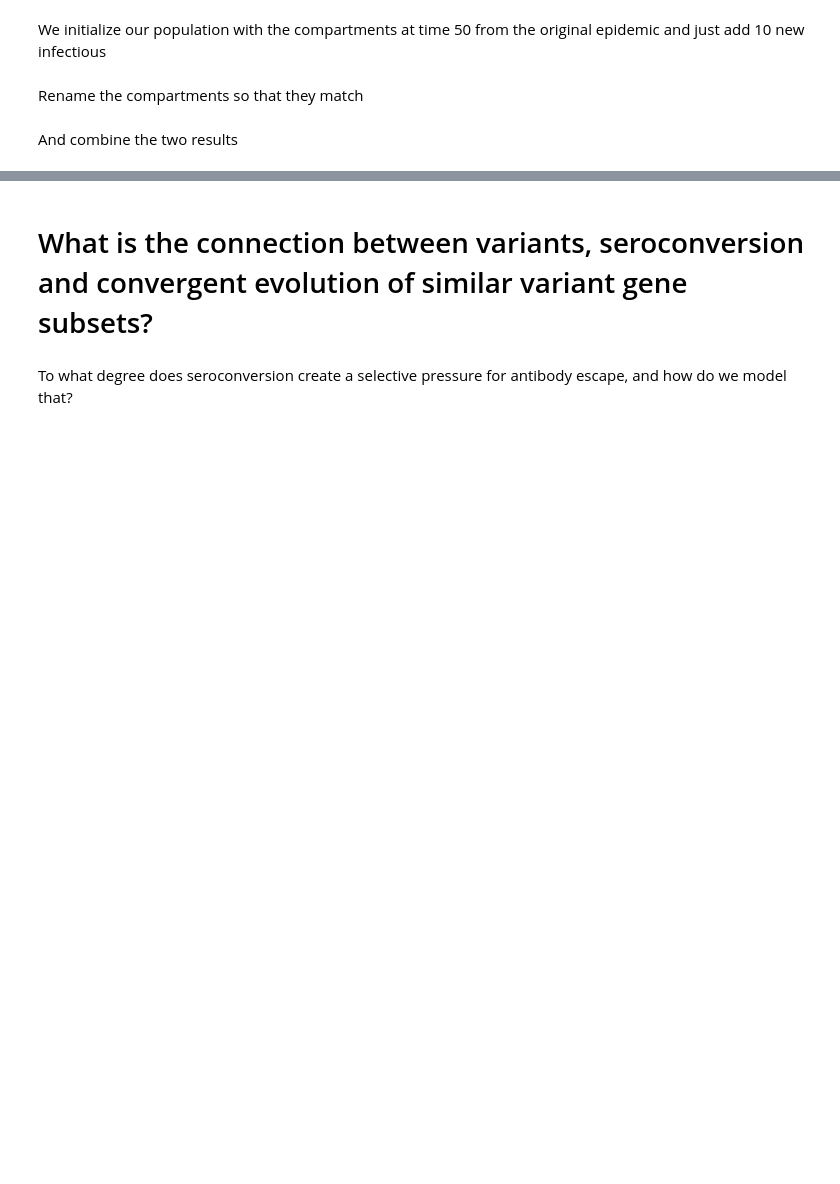
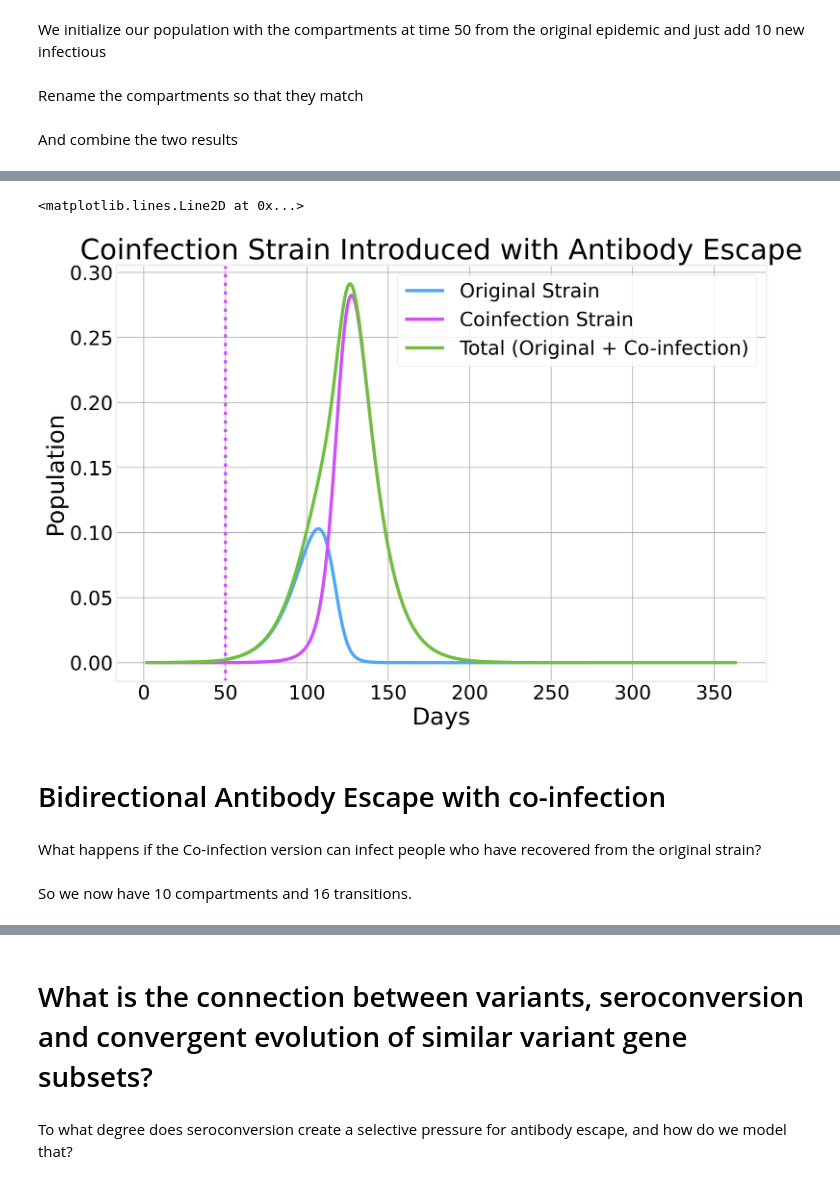
Before and after one commit to y0-causal-inference/y0-bio, a Jupyter notebook: notebooks/Q3.ipynb, the cells around one changed output, grey strips where cells are left out. Saved outputs shown, nothing was run; the diff lists cells and outputs as text; code cells hidden in the pictures; blank space fills up the shorter version.

```diff
--- a/notebooks/Q3.ipynb
+++ b/notebooks/Q3.ipynb
@@ -458,0 +407,2 @@ ax.axvline(x=50, linestyle=':', color=colors[1])
+# %%
+SEIRDEscape3.values_.index += 49
@@ -458,0 +416,18 @@ ax.axvline(x=50, linestyle=':', color=colors[1])
+# %%
+introduction = pd.concat([introduction, SEIRDEscape3.values_]).fillna(0)
+# %%
+ax = (introduction.Io/N).plot(label='Original Strain')
+((introduction.In)/N).plot(ax=ax, label='Coinfection Strain')
+((introduction.Io+introduction.In)/N).plot(ax=ax, label='Total (Original + Co-infection)')
+ax.legend()
+ax.set_xlabel('Days')
+ax.set_ylabel('Population')
+ax.set_title('Coinfection Strain Introduced with Antibody Escape')
+ax.axvline(x=50, linestyle=':', color=colors[1])
+# %% [output]
+<matplotlib.lines.Line2D at 0x...>
+[figure, added]
+# %% [markdown]
+# Bidirectional Antibody Escape with co-infection
+# %% [markdown]
+What happens if the Co-infection version can infect people who have recovered from the original strain?
@@ -458,0 +466,2 @@ ax.axvline(x=50, linestyle=':', color=colors[1])
+# %% [markdown]
+So we now have 10 compartments and 16 transitions.
```
Also changed, not shown: parts of 68 cells of this notebook.
